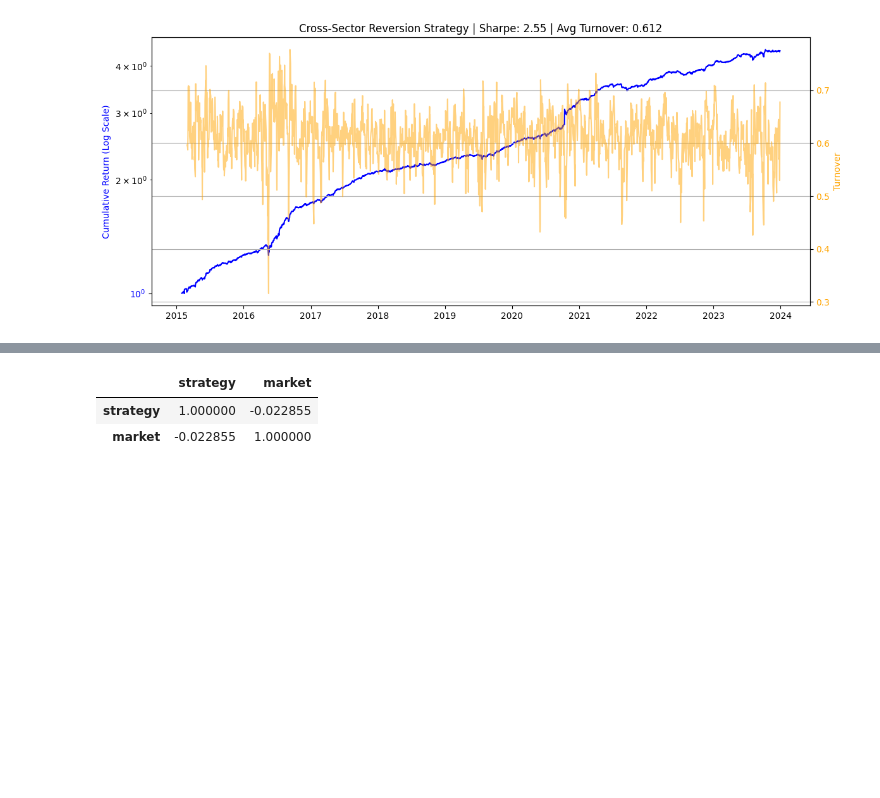
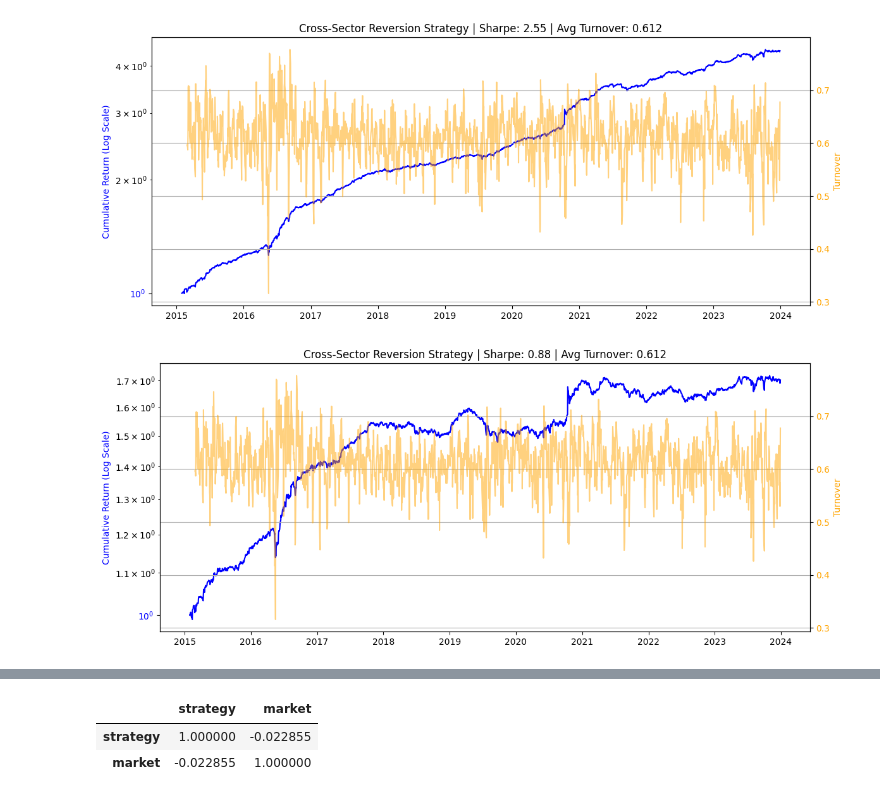
Before and after one commit to YunhoJeonKor/Residual-momentum, a Jupyter notebook: Final_file.ipynb, the cells around one changed output, grey strips where cells are left out. Drawn from its saved outputs; the diff is of its cells as text; code cells hidden in the pictures; blank space fills up the shorter version.

```diff
--- a/Final_file.ipynb
+++ b/Final_file.ipynb
@@ -669,2 +686,8 @@ for row_idx, col in non_numeric_positions.stack().index:
 # %% [output]
 [figure]
+# %%
+(long_weights,short_weights,weights,strategy_returns) = backtest(russel.loc['2014-12-31':'2023-12-31'], russel.loc['2014-12-31':'2023-12-31'],market_returns, etf_assortment,
+          rf_daily, signal_window = 1, vol_window = 20, vol_scale = True, plot_true = True, sector_neutral= False, exponential_weights= True, percentile = False, market_hedged = False,
+          beta_window= 60, beta_hedge = False, lag = 2)
+# %% [output]
+[figure, added]
```
Also changed, not shown: parts of 15 cells of this notebook.
